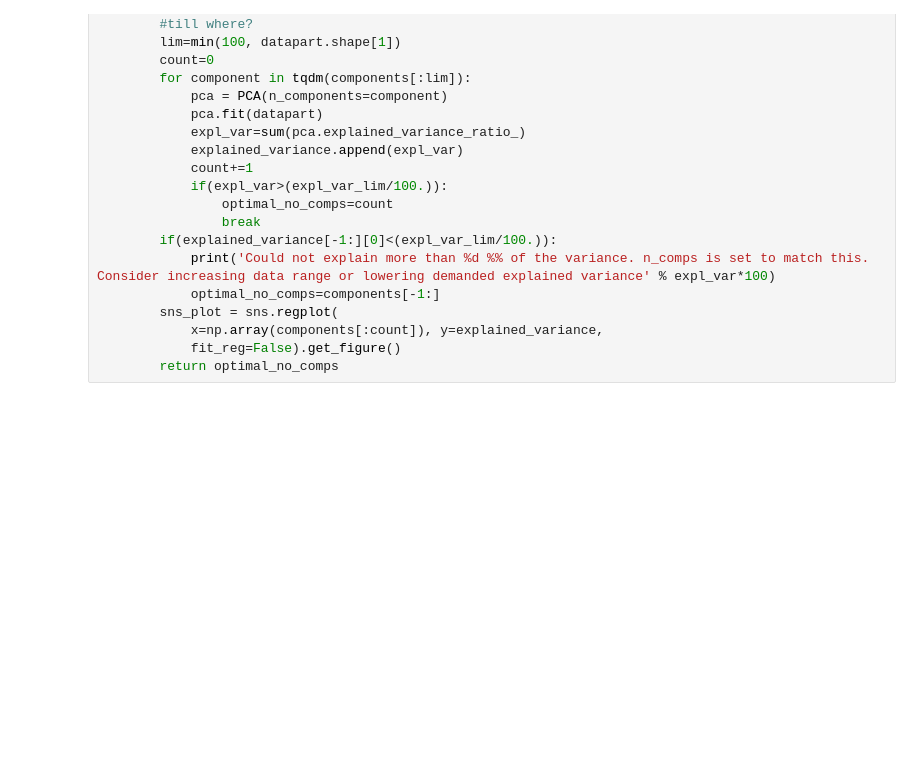
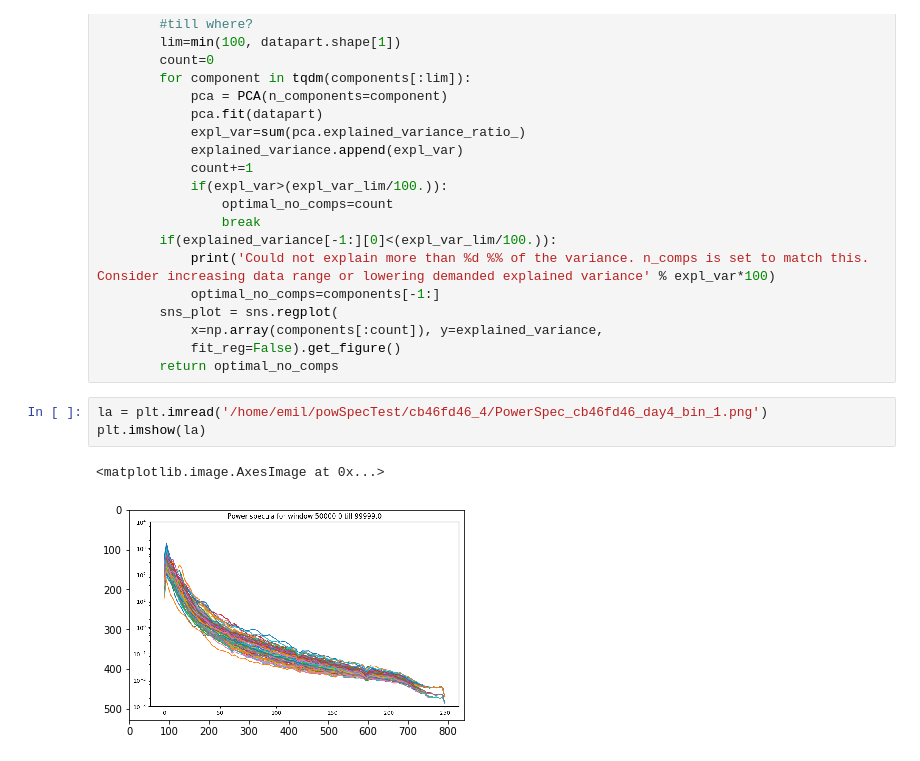
Before and after one commit to emilaz/EmoCog, a Jupyter notebook: Vis.ipynb, the cells around one changed output. Saved outputs shown, nothing was run; the diff lists cells and outputs as text; blank space fills up the shorter version.

```diff
--- a/Vis.ipynb
+++ b/Vis.ipynb
@@ -231,3 +272,9 @@ class FeatureVis:
             x=np.array(components[:count]), y=explained_variance,
             fit_reg=False).get_figure()
         return optimal_no_comps
+# %%
+la = plt.imread('/home/emil/powSpecTest/cb46fd46_4/PowerSpec_cb46fd46_day4_bin_1.png')
+plt.imshow(la)
+# %% [output]
+<matplotlib.image.AxesImage at 0x...>
+[figure, added]
```
Also changed, not shown: parts of 3 cells of this notebook, 17 other files.
